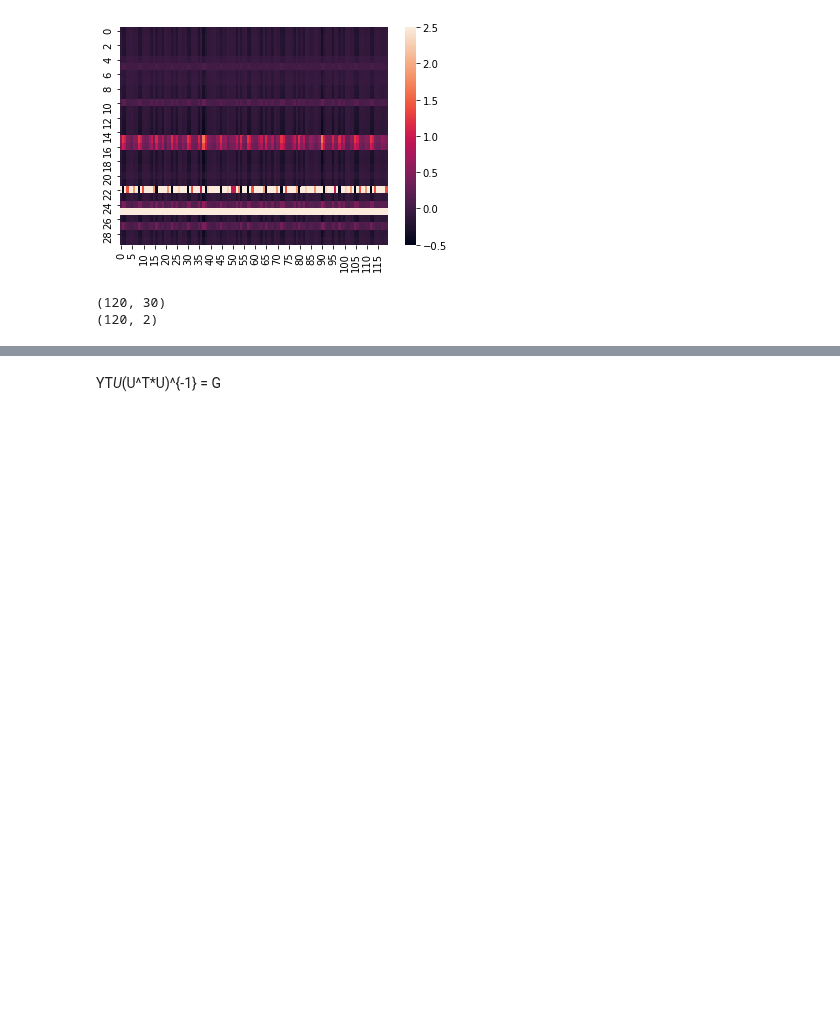
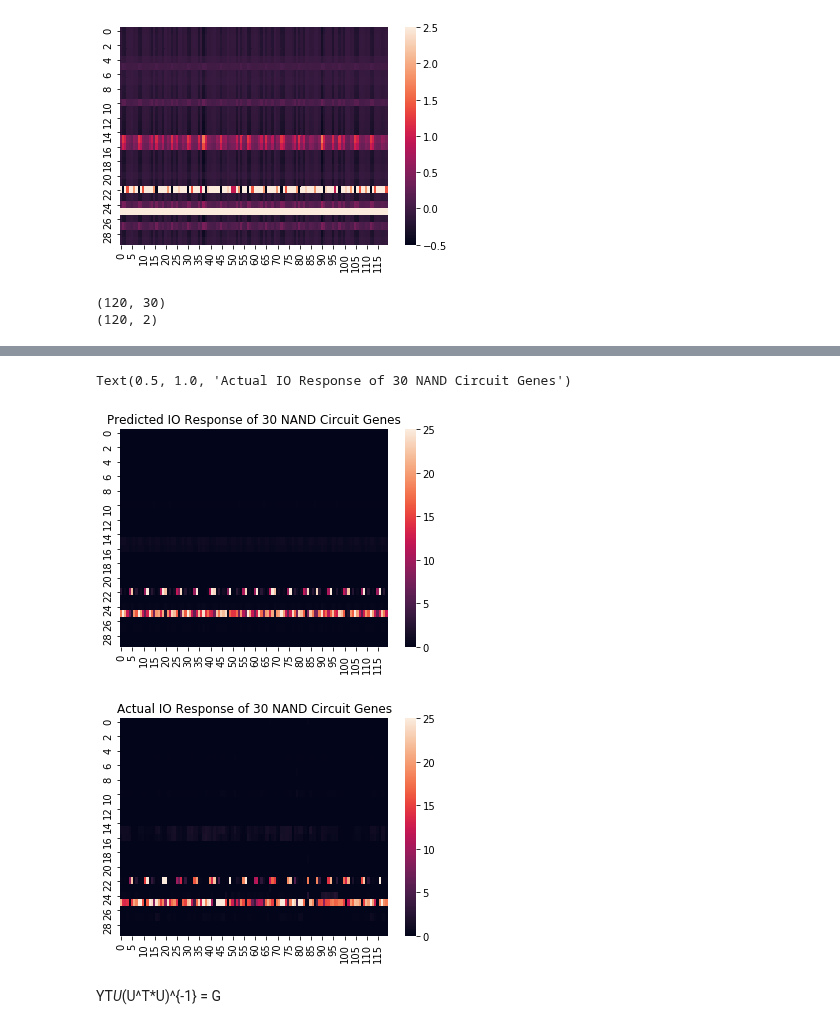
Before and after one commit to YeungRepo/darpa-sd2, a Jupyter notebook: IO_learning/Deep Input-Output Regression.ipynb, the cells around one changed output, grey strips where cells are left out. Saved outputs shown, nothing was run; the diff lists cells and outputs as text; code cells hidden in the pictures; blank space fills up the shorter version.

```diff
--- a/IO_learning/Deep Input-Output Regression.ipynb
+++ b/IO_learning/Deep Input-Output Regression.ipynb
@@ -395,6 +395,15 @@ step 190000 , test error 0.375604
 KeyboardInterrupt:
-# %%
-Ydata = np.log10(Ydata+1e-15)
+# %%
+plt.figure()
+sns.heatmap(this_y_out.eval(feed_dict={this_u:Udata}).T,vmin=0,vmax=25)
+plt.title('Predicted IO Response of 30 NAND Circuit Genes')
+plt.figure()
+sns.heatmap(Ydata.T,vmin=0,vmax=25)
+plt.title('Actual IO Response of 30 NAND Circuit Genes')
+# %% [output]
+Text(0.5, 1.0, 'Actual IO Response of 30 NAND Circuit Genes')
+[figure, added]
+[figure, added]
 # %% [markdown]
 YT*U*(U^T*U)^{-1} = G
 # %%
```
Also changed, not shown: parts of 1 cell of this notebook, 4 other files.
